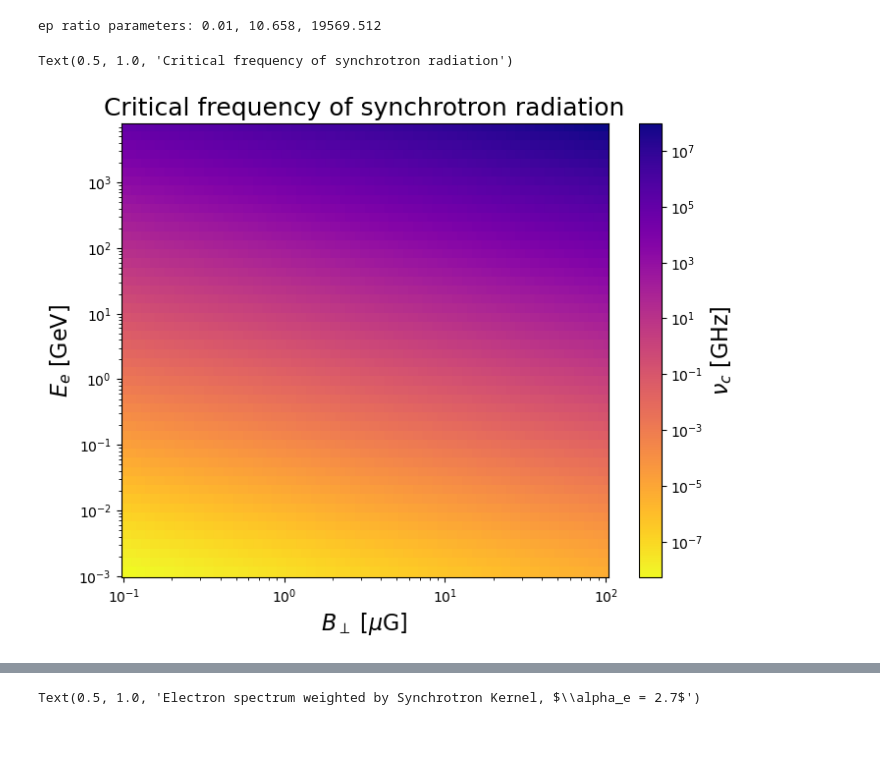
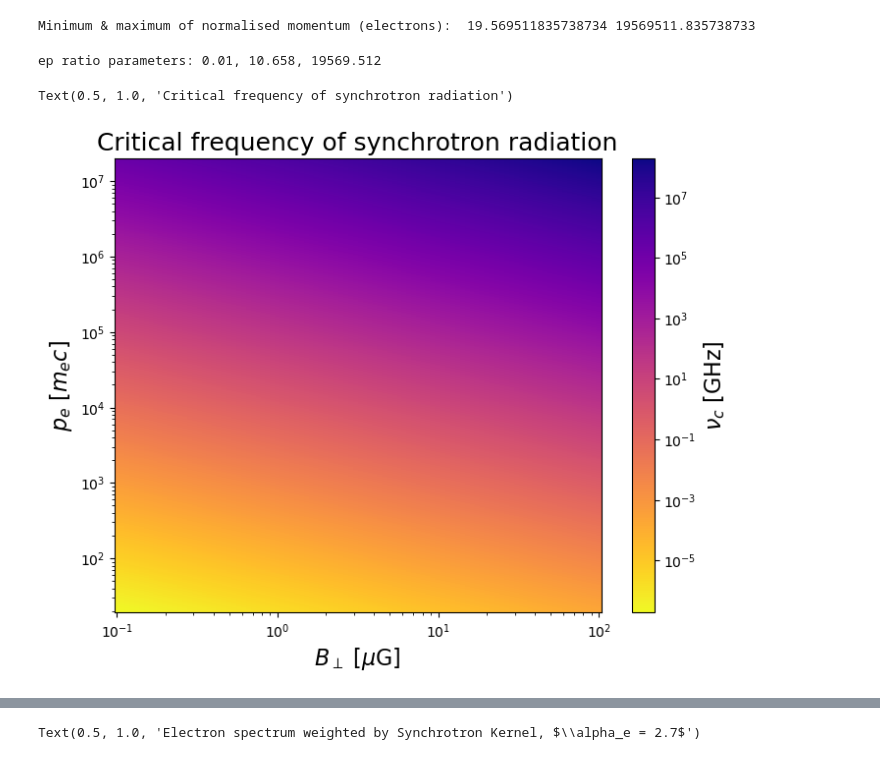
Before and after one commit to kwat0308/crbowshock_analysis_tools, a Jupyter notebook: calculate_CR_properties/notebooks/calculate_synchrotron_emission.ipynb, the cells around one changed output, grey strips where cells are left out. Saved outputs shown, nothing was run; the diff lists cells and outputs as text; code cells hidden in the pictures.

```diff
--- a/calculate_CR_properties/notebooks/calculate_synchrotron_emission.ipynb
+++ b/calculate_CR_properties/notebooks/calculate_synchrotron_emission.ipynb
@@ -20,9 +20,16 @@ me = const.m_e.cgs
 c = const.c.cgs
 mu = 1.4  # mean molecular weight
 
-Ee_arr_binedges = np.logspace(-3, np.log(50), 51) * u.GeV  # kinetic energy
-Ee_arr = np.sqrt(Ee_arr_binedges[1:] * Ee_arr_binedges[:-1])  # geometric mean
-dEe_arr = (Ee_arr_binedges[1:] - Ee_arr_binedges[:-1]).to(u.GeV)
+pe_arr = np.logspace(-2, 4, 400) * u.GeV / c  # energy grid for electrons
+pe_arr = (pe_arr / (me * c)).to_value(
+    u.dimensionless_unscaled
+)  # normalised momentum wrt protons
+print(
+    "Minimum & maximum of normalised momentum (electrons): ", pe_arr.min(), pe_arr.max()
+)
+# dEe_arr = (Ee_arr_binedges[1:] - Ee_arr_binedges[:-1]).to(u.GeV)
+# %% [output]
+Minimum & maximum of normalised momentum (electrons):  19.569511835738734 19569511.835738733
 # %%
 # parameters for taking care of normalisation of p-> e spectrum
 # the observed spectrum is evaluated at 10 GeV, so we normalise energy
@@ -36,9 +43,14 @@ print(f"ep ratio parameters: {Kep:.2f}, {pp0:.3f}, {pe0:.3f}")
 # %% [output]
 ep ratio parameters: 0.01, 10.658, 19569.512
 # %%
-def mom(Ek, mass=me):
-    """Calculate momentum from kinetic energy."""
-    return (np.sqrt((Ek + mass * c**2) ** 2 - (mass * c**2) ** 2) / c).to(u.g * u.cm / u.s)
+
+def mom(e):
+    """Normalised momentum as function of energy."""
+    return np.sqrt((e + 1) ** 2 - 1)
+
+def ekin(p):
+    """Normalised kinetic energy as a function of normalised momentum"""
+    return np.sqrt(p**2 + 1) - 1
 
 # below are functions to calculation synchrotron emitting electrons
 def synch_kernel(x):
@@ -48,11 +60,10 @@ def synch_kernel(x):
     )
     return 2.15 * x ** (1 / 3) * (1 + 3.06 * x) ** (1 / 6) * exp_factor * np.exp(-x)
 
-
-def crit_freq(Blos, eele):
+def crit_freq(Blos, pele):
     """Critical frequency as a function of magnetic field / microG and electron energy / GeV"""
     # NB: here we take normalised momentum (normalised over mass)
-    return 0.5 * (Blos / (1 * u.uG)) * (np.sqrt(1 + (mom(eele) / (me * c))**2) / 1e4) ** 2 * u.GHz
+    return 0.5 * (Blos / (1 * u.uG)) * (np.sqrt(1 + pele**2) / 1e4) ** 2 * u.GHz
 
 def synch_coeff(Blos):
     """Coefficient in front of synchrotron integral."""
@@ -60,31 +71,31 @@ def synch_coeff(Blos):
 # %%
 # plot the critical frequency as function of magnetic field and electron momentum
 Blos_grid = np.logspace(-1, 2, 100) * u.uG
 
-EELE, BLOS = np.meshgrid(Ee_arr, Blos_grid)
+EELE, BLOS = np.meshgrid(pe_arr, Blos_grid)
 crit_freq_grid = crit_freq(BLOS, EELE).value
 
 fig, ax = plt.subplots(figsize=(8, 6))
 
 ax.pcolormesh(
     BLOS.value,
-    EELE.value,
+    EELE,
     crit_freq_grid,
     shading="auto",
     norm=plt.matplotlib.colors.LogNorm(),
     cmap="plasma_r",
 )
 cbar = plt.colorbar(ax.collections[0], ax=ax)
 cbar.set_label(r"$\nu_c$ [GHz]", fontsize=16)
 ax.set_xscale("log")
 ax.set_yscale("log")
 ax.set_xlabel(r"$B_{\perp}$ [$\mu$G]", fontsize=16)
-ax.set_ylabel(r"$E_e$ [GeV]", fontsize=16)
+ax.set_ylabel(r"$p_e$ [$m_e c$]", fontsize=16)
 
 ax.set_title("Critical frequency of synchrotron radiation", fontsize=18)
 # %% [output]
 Text(0.5, 1.0, 'Critical frequency of synchrotron radiation')
-[figure, old version]
+[figure, new version]
 # %%
 # synchtron kernel
 # plot the critical frequency as function of magnetic field and electron momentum
```
Also changed, not shown: parts of 17 cells of this notebook, 35 other files.
